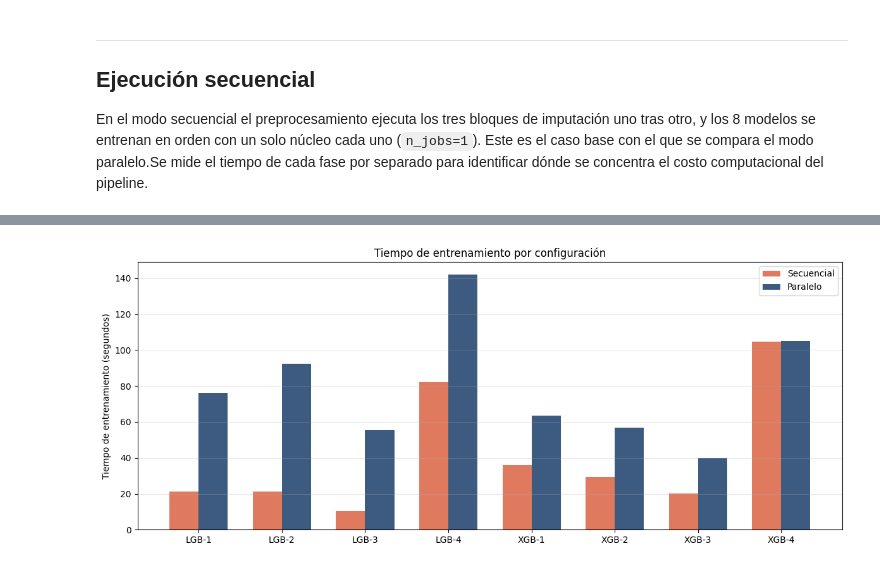
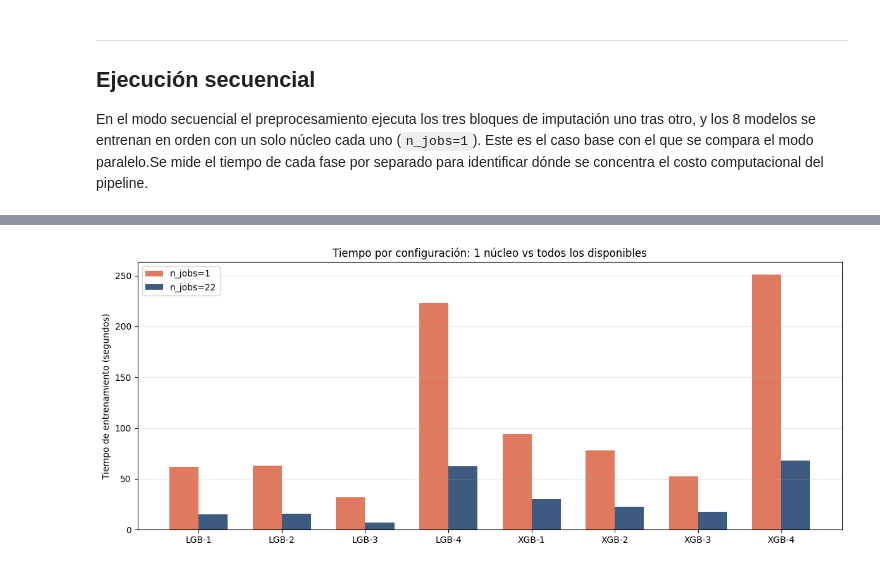
Before and after one commit to SebastianGP1810/PipelineBancario_HPC_Cloud, a Jupyter notebook: ml_bancario.ipynb, the cells around one changed output, grey strips where cells are left out. Cells and saved outputs as stored; diff of their text form; code cells hidden in the pictures.

```diff
--- a/ml_bancario.ipynb
+++ b/ml_bancario.ipynb
@@ -434,17 +386,17 @@ tiempos_secuencial['Limpieza'] = time.time() - t0
 
 # Preprocesamiento (secuencial)
 t0 = time.time()
-df_listo_s = preprocesar_datos_secuencial(df_unificado_s, cols_enteras_conocidas=COLUMNAS_QUE_DEBEN_SER_ENTERAS)
+df_listo_s = preprocesar_datos(df_unificado_s, cols_enteras_conocidas=COLUMNAS_QUE_DEBEN_SER_ENTERAS)
 tiempos_secuencial['Preprocesamiento'] = time.time() - t0
 
 # Split
 t0 = time.time()
-X_train_s, X_val_s, y_train_s, y_val_s, X_test_final_s = preparar_sets_entrenamiento(df_listo_s)
+X_train, X_val, y_train, y_val, X_test_final_s = preparar_sets_entrenamiento(df_listo_s)
 tiempos_secuencial['Split'] = time.time() - t0
 
 # El peso de la clase positiva se calcula como n_negativos / n_positivos.
 # Es el valor que XGBoost espera para compensar el desbalance.
-peso_clase_positiva_s = sum(y_train_s == 0) / sum(y_train_s == 1)
+peso_clase_positiva = sum(y_train == 0) / sum(y_train == 1)
 
 # Entrenamiento secuencial: 8 modelos uno tras otro con n_jobs=1
 print("\n" + "=" * 60)
@@ -454,13 +406,13 @@ t0 = time.time()
 resultados_secuencial = []
 
 for cfg in configs_lgb:
-    res = entrenar_lightgbm(X_train_s, y_train_s, X_val_s, y_val_s,
+    res = entrenar_lightgbm(X_train, y_train, X_val, y_val,
                              n_jobs=1, **cfg)
     resultados_secuencial.append(res)
 
 for cfg in configs_xgb:
-    res = entrenar_xgboost(X_train_s, y_train_s, X_val_s, y_val_s,
-                            scale_weight=peso_clase_positiva_s, n_jobs=1, **cfg)
+    res = entrenar_xgboost(X_train, y_train, X_val, y_val,
+                            scale_weight=peso_clase_positiva, n_jobs=1, **cfg)
     resultados_secuencial.append(res)
 
 tiempos_secuencial['Entrenamiento'] = time.time() - t0
@@ -675,23 +606,29 @@ print(f"\n Gráfico guardado como 'comparacion_tiempos.png'")
 # %%
-# Gráfico extra: tiempo individual de cada modelo (paralelo vs secuencial)
-# Permite ver qué configuraciones son más costosas y cómo se comportan en cada modo
-df_seq = pd.DataFrame(resultados_secuencial)[['config_id', 'tiempo']].rename(columns={'tiempo': 'secuencial'})
-df_par = pd.DataFrame(resultados_paralelo)[['config_id', 'tiempo']].rename(columns={'tiempo': 'paralelo'})
-df_comp = df_seq.merge(df_par, on='config_id')
+# Comparar el tiempo de entrenamiento del caso base (n_jobs=1)
+# vs el de todos los núcleos disponibles, por configuración
+resultados_1    = resultados_escalabilidad[1]['resultados']
+resultados_max  = resultados_escalabilidad[nucleos_disponibles]['resultados']
+
+df_1   = pd.DataFrame(resultados_1)[['config_id', 'tiempo']].rename(columns={'tiempo': f'n_jobs=1'})
+df_max = pd.DataFrame(resultados_max)[['config_id', 'tiempo']].rename(
+            columns={'tiempo': f'n_jobs={nucleos_disponibles}'})
+df_comp = df_1.merge(df_max, on='config_id')
 
 fig, ax = plt.subplots(figsize=(12, 5))
 x = np.arange(len(df_comp))
 ancho = 0.35
-ax.bar(x - ancho/2, df_comp['secuencial'], ancho, label='Secuencial', color='#E07A5F')
-ax.bar(x + ancho/2, df_comp['paralelo'], ancho, label='Paralelo', color='#3D5A80')
+ax.bar(x - ancho/2, df_comp['n_jobs=1'],                    ancho,
+       label='n_jobs=1',                    color='#E07A5F')
+ax.bar(x + ancho/2, df_comp[f'n_jobs={nucleos_disponibles}'], ancho,
+       label=f'n_jobs={nucleos_disponibles}', color='#3D5A80')
 ax.set_xticks(x)
 ax.set_xticklabels(df_comp['config_id'], rotation=0)
 ax.set_ylabel('Tiempo de entrenamiento (segundos)')
-ax.set_title('Tiempo de entrenamiento por configuración')
+ax.set_title('Tiempo por configuración: 1 núcleo vs todos los disponibles')
 ax.legend()
 ax.grid(axis='y', alpha=0.3)
 plt.tight_layout()
 plt.savefig('tiempo_por_modelo.png', dpi=120, bbox_inches='tight')
 plt.show()
 # %% [output]
-[figure, old version]
+[figure, new version]
```
Also changed, not shown: parts of 14 cells of this notebook.
